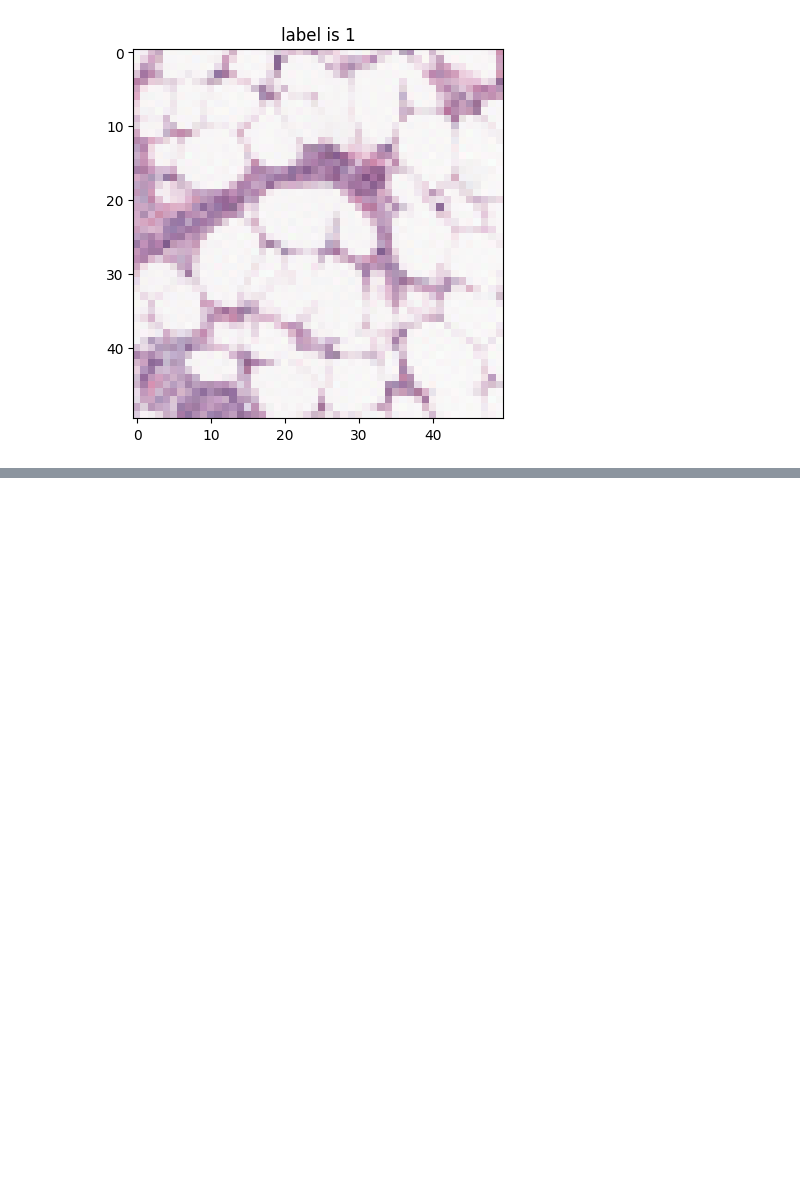
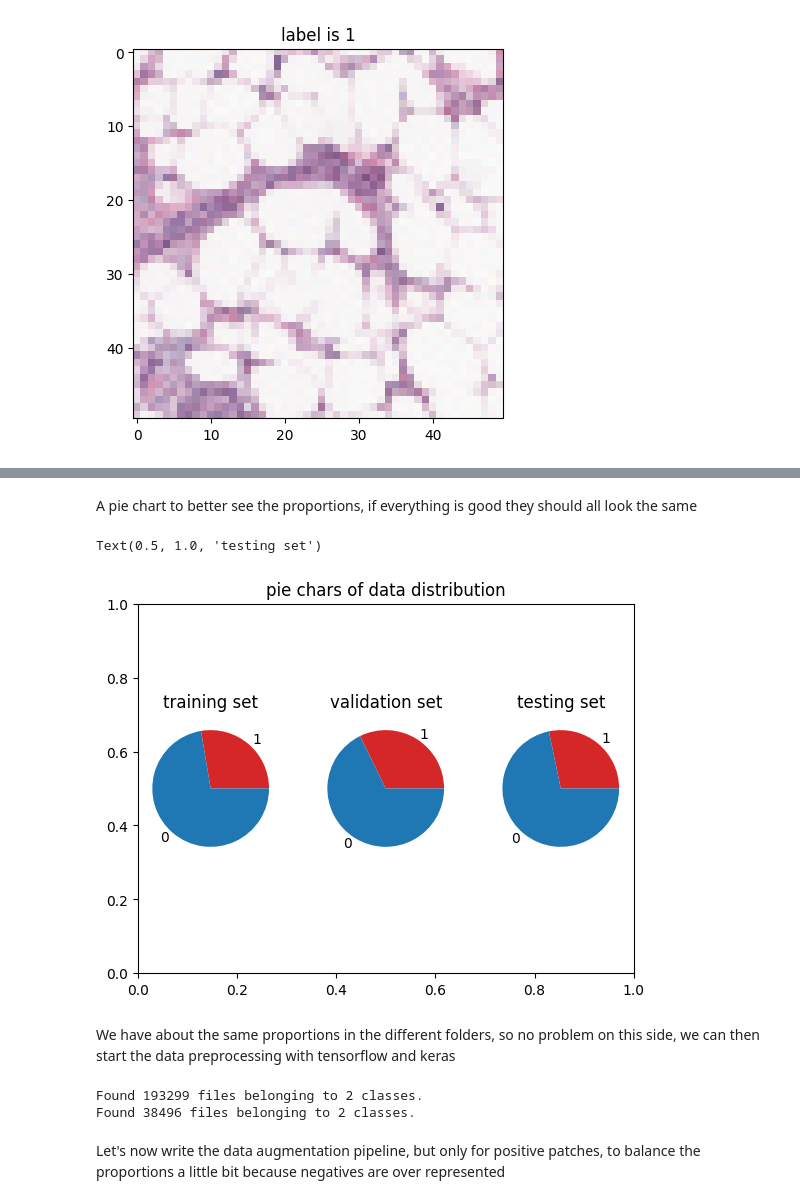
Before and after one commit to Juba-Amr/breast-cancer-CNN, a Jupyter notebook: notebooks/testings.ipynb, the cells around one changed output, grey strips where cells are left out. Saved outputs shown, nothing was run; the diff lists cells and outputs as text; code cells hidden in the pictures; blank space fills up the shorter version.

```diff
--- a/notebooks/testings.ipynb
+++ b/notebooks/testings.ipynb
@@ -95,0 +290,20 @@ im.size
+# %% [markdown]
+A pie chart to better see the proportions, if everything is good they should all look the same
+# %%
+plt.figure()
+plt.title('pie chars of data distribution')
+
+plt.subplot(1,3,1)
+plt.pie(x=[train_1, train_0], labels=['1','0'], colors=['#d62728', '#1f77b4'])
+plt.title('training set')
+plt.subplot(1,3,2)
+plt.pie(x=[val_1, val_0], labels=['1','0'], colors=['#d62728', '#1f77b4'])
+plt.title('validation set')
+plt.subplot(1,3,3)
+plt.pie(x=[test_1, test_0], labels=['1','0'], colors=['#d62728', '#1f77b4'])
+plt.title('testing set')
+# %% [output]
+Text(0.5, 1.0, 'testing set')
+[figure, added]
+# %% [markdown]
+We have about the same proportions in the different folders, so no problem on this side, we can then start the data preprocessing with tensorflow and keras
@@ -95,0 +317,40 @@ im.size
+# %%
+#for reproducability
+def set_seed(seed=42):
+    np.random.seed(seed)
+    tf.random.set_seed(seed)
+    os.environ['PYTHONHASHSEED'] = str(seed)
+    os.environ['TF_DETERMINISTIC_OPS'] = '1'
+set_seed()
+
+X_train = image_dataset_from_directory(
+    train_path,
+    labels='inferred',
+    label_mode='binary',
+    color_mode='rgb',
+    batch_size=64,
+    image_size=(50,50),
+    shuffle=True,
+    interpolation='nearest'
+)
+
+X_val = image_dataset_from_directory(
+    val_path,
+    labels='inferred',
+    label_mode='binary',
+    color_mode='rgb',
+    batch_size=64,
+    image_size=(50,50),
+    shuffle=True,
+    interpolation='nearest'
+)
+
+AUTOTUNE = tf.data.experimental.AUTOTUNE
+def preprocess(image, label):
+    image = tf.cast(image, tf.float32)/255 #we normalize the tensors to have them in the interval [0,1]
+    return image, label
+# %% [output]
+Found 193299 files belonging to 2 classes.
+Found 38496 files belonging to 2 classes.
+# %% [markdown]
+Let's now write the data augmentation pipeline, but only for positive patches, to balance the proportions a little bit because negatives are over represented
```
Also changed, not shown: parts of 22 cells of this notebook.
